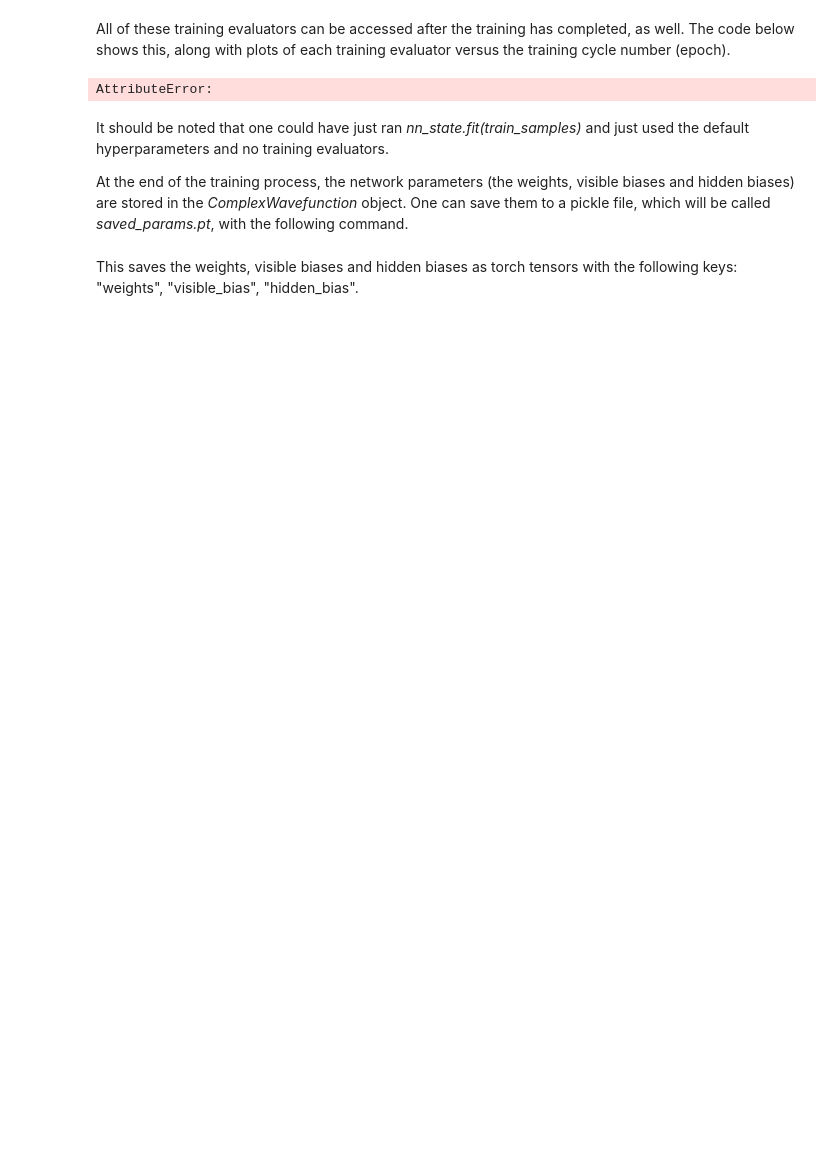
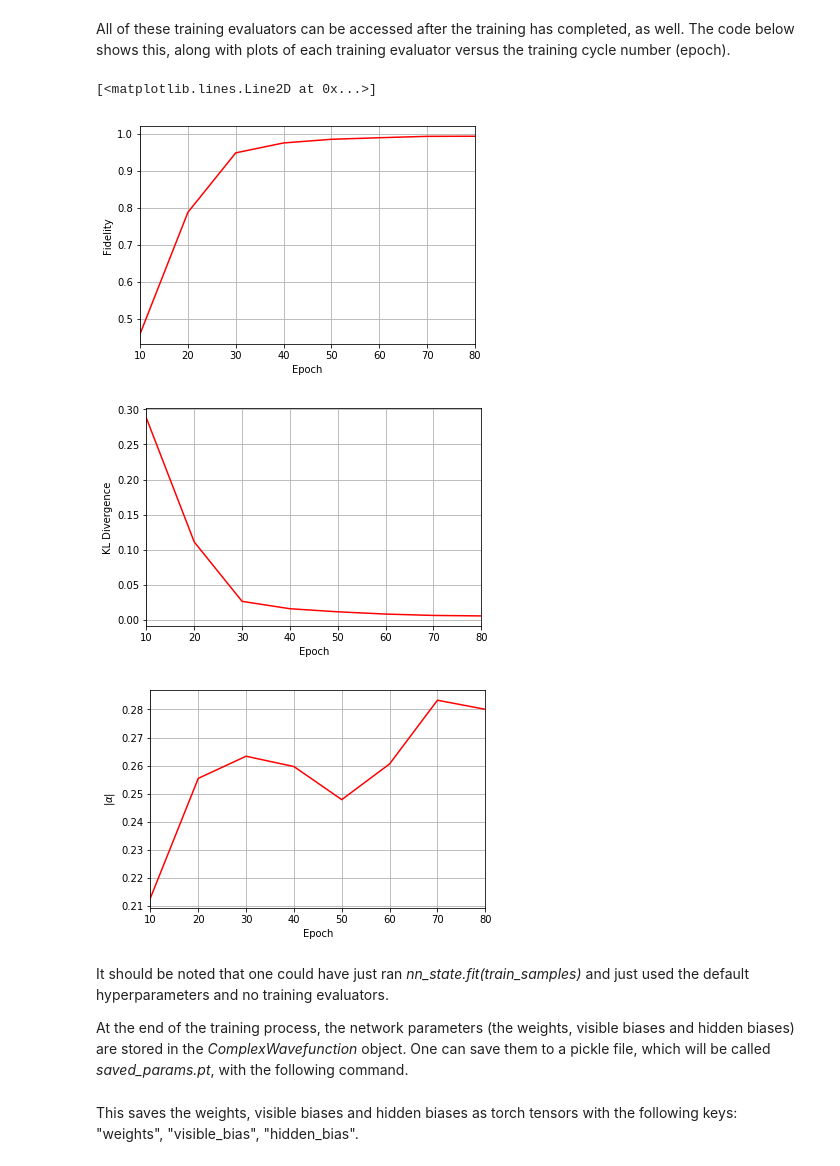
Before and after one commit to PIQuIL/QuCumber, a Jupyter notebook: examples/Tutorial2_TrainComplexWavefunction/tutorial_qubits.ipynb, the cells around one changed output. Drawn from its saved outputs; the diff is of its cells as text; code cells hidden in the pictures; blank space fills up the shorter version.

```diff
--- a/examples/Tutorial2_TrainComplexWavefunction/tutorial_qubits.ipynb
+++ b/examples/Tutorial2_TrainComplexWavefunction/tutorial_qubits.ipynb
@@ -97,11 +97,11 @@ Now the hyperparameters of the training process can be specified.
 
 The two-qubit example in this tutorial should be extremely easy to train, regardless of the choice of hyperparameters. However, the hyperparameters below will be used.
 # %%
-epochs = 50
+epochs = 80
 pbs    = 50 # pos_batch_size
 nbs    = 10 # neg_batch_size
 lr     = 0.1
-k      = 1
+k      = 5
 # %% [markdown]
 For evaluating the training in real time, the *MetricEvaluator* will be called to calculate the training evaluators every 10 epochs. The *MetricEvaluator* requires the following arguments.
 
@@ -178,34 +181,38 @@ All of these training evaluators can be accessed after the training has complete
 # %%
 fidelities = callbacks[0].Fidelity
 KLs        = callbacks[0].KL
-coeffs     = callbacks[0].normalpha
+coeffs     = callbacks[0].normα
+# Please note that the key given to the *MetricEvaluator* must be what comes after callbacks[0].
 epoch      = np.arange(log_every, epochs+1, log_every)
 
 plt.figure(1)
 ax1 = plt.axes()
 ax1.grid()
 ax1.set_xlim(log_every, epochs)
 ax1.set_xlabel("Epoch")
 ax1.set_ylabel("Fidelity")
 ax1.plot(epoch, fidelities, color='r')
 
 plt.figure(2)
 ax2 = plt.axes()
 ax2.grid()
 ax2.set_xlim(log_every, epochs)
 ax2.set_xlabel("Epoch")
 ax2.set_ylabel("KL Divergence")
 ax2.plot(epoch, KLs, color='r')
 
 plt.figure(3)
 ax3 = plt.axes()
 ax3.grid()
 ax3.set_xlim(log_every, epochs)
 ax3.set_xlabel("Epoch")
 ax3.set_ylabel(r"$\vert\alpha\vert$")
 ax3.plot(epoch, coeffs, color='r')
 # %% [output]
-AttributeError:
+[<matplotlib.lines.Line2D at 0x...>]
+[figure, added]
+[figure, added]
+[figure, added]
 # %% [markdown]
 It should be noted that one could have just ran *nn_state.fit(train_samples)* and just used the default hyperparameters and no training evaluators.
 
```
Also changed, not shown: parts of 1 cell of this notebook, 5 other files.
